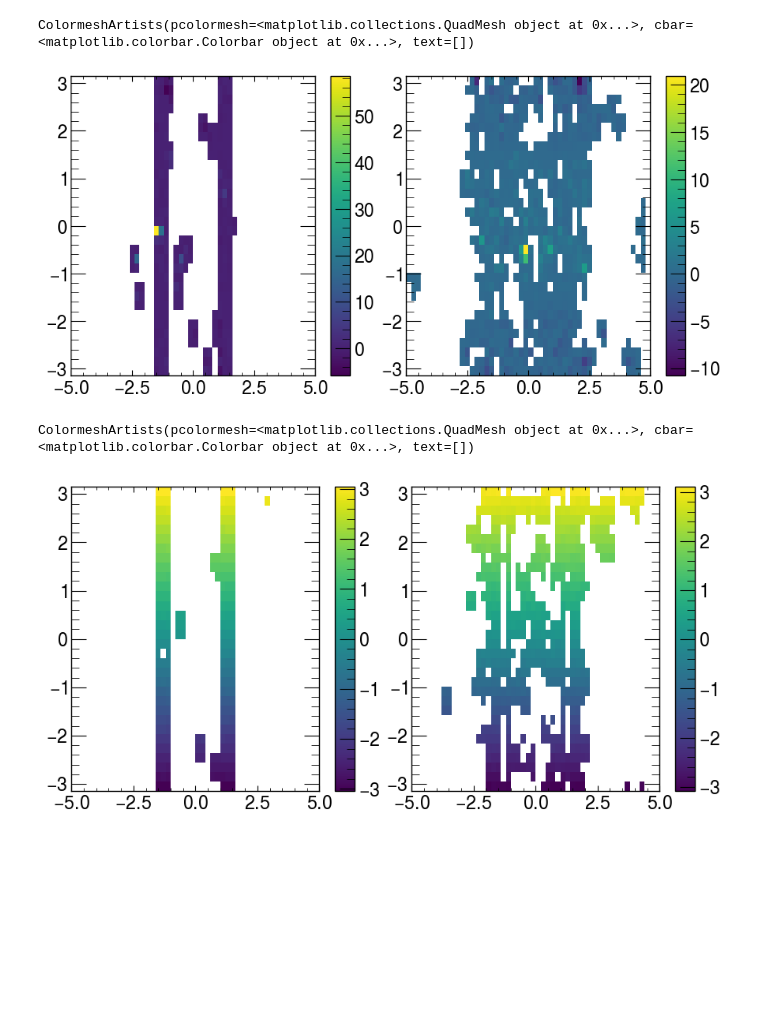
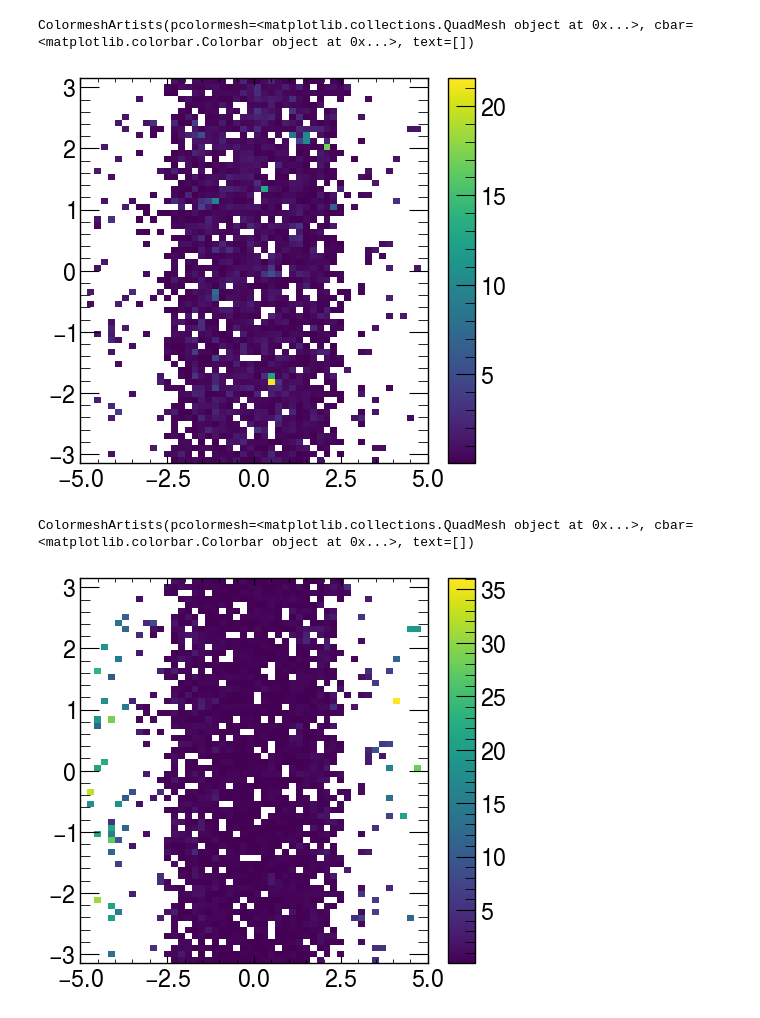
Before and after one commit to ablet-imin/ml-met-trigger, a Jupyter notebook: cell_image.ipynb, the cells around one changed output. Drawn from its saved outputs; the diff is of its cells as text; code cells hidden in the pictures; blank space fills up the shorter version.

```diff
--- a/cell_image.ipynb
+++ b/cell_image.ipynb
@@ -24,36 +24,22 @@ from IPython.lib.deepreload import reload
 %load_ext autoreload
 %autoreload 2
 
-from cells import cell_data
+import cell_data
+from glob import glob
 
-MCdata="cell_analysis_mu60"
-MC_root = f"/Users/abletimin/cernbox/Trigger/re21.9/{MCdata}/cells_cls.root"
-#MC_root = f"../re21.9/{MCdata}/cells.root"
-tree_name = "ntuple"
-#Branch = "cell_e"
-#Branches = ["cell_e", "cell_phi", "cell_eta", "metTruth_et", "metTruth_phi"]
-with uproot.open(MC_root+":"+tree_name) as events:
-    x_bin = np.linspace(-3.15, 3.15, num=33)
-    y_bin = np.linspace(-5, 5, num=51)
-    cell_imgs_Run4_ex, cell_Run4_label = cell_data(events, x_bin, y_bin, weight='cell_ex',
-                                              label='metTruth_ex',
-                                         statistic='sum', batch_size=1000)
-    gc.collect()
 
-    cell_imgs_Run4_phi, _ = cell_data(events, x_bin, y_bin, weight='cell_phi',
-                                 statistic='mean',label='metTruth_ex', unit=None, batch_size=1000)
-    gc.collect()
+files ="data/ttbar-train/train-1.h5"
+et, ex, ey, noise, phi, eta, labels = cell_data.get_data(files,
+                                                         labelkey="MET_Calo_pt")
+gc.collect()
 
-file_from_edison="/Users/abletimin/cernbox/Trigger/ml-met-trigger/test.root"
-with uproot.open(file_from_edison+":"+tree_name) as events:
-    cell_imgs_Run2_ex, cell_Run2_label = cell_data(events, x_bin, y_bin, weight='cell_ex',
-                                        label='metTruth_ex',
-                                         statistic='sum', batch_size=1000)
-    gc.collect()
+noise_ratio = np.nan_to_num(et/noise)
 
-    cell_imgs_Run2_phi, _ = cell_data(events, x_bin, y_bin, weight='cell_phi',
-                                 statistic='mean',label='metTruth_ex', unit=None, batch_size=1000)
-    gc.collect()
+
+phi_bins = 64
+eta_bins = 50
+x_bin = np.linspace(-3.15, 3.15, num=phi_bins+1) #phi
+y_bin = np.linspace(-5, 5, num=eta_bins+1) #eta
 # %% [output]
 The autoreload extension is already loaded. To reload it, use:
   %reload_ext autoreload
@@ -65,24 +74,17 @@ cell_label.shape
 # %%
 def get_img(data):
     data[data==0]=np.NaN
     return data
 
-fig, axs = plt.subplots(1,2, figsize=(10,5))
-ex_Run4 = get_img(cell_imgs_Run4_ex[15, :,:])
-ex_Run2 = get_img(cell_imgs_Run2_ex[15, :,:]*1000)
+fig, axs = plt.subplots(1,1, figsize=(5,5))
 
-hep.hist2dplot(ex_Run4, y_bin, x_bin, ax=axs[0])
-hep.hist2dplot(ex_Run2, y_bin, x_bin, ax=axs[1])
+hep.hist2dplot(get_img(data= et[3]), y_bin, x_bin, ax=axs)
 # %% [output]
 ColormeshArtists(pcolormesh=<matplotlib.collections.QuadMesh object at 0x...>, cbar=<matplotlib.colorbar.Colorbar object at 0x...>, text=[])
-[figure, old version]
+[figure, new version]
 # %%
-fig, axs = plt.subplots(1,2, figsize=(10,5))
-phi_Run4 = get_img(cell_imgs_Run4_phi[50, :,:])
-phi_Run2 = get_img(cell_imgs_Run2_phi[50, :,:])
-
-hep.hist2dplot(phi_Run4, y_bin, x_bin, ax=axs[0])
-hep.hist2dplot(phi_Run2, y_bin, x_bin, ax=axs[1])
+fig, axs = plt.subplots(1,1, figsize=(5,5))
+hep.hist2dplot(get_img(data=noise[3]),  y_bin, x_bin, ax=axs)
 # %% [output]
 ColormeshArtists(pcolormesh=<matplotlib.collections.QuadMesh object at 0x...>, cbar=<matplotlib.colorbar.Colorbar object at 0x...>, text=[])
-[figure, old version]
+[figure, new version]
```
Also changed, not shown: parts of 10 cells of this notebook, 2 other files.
